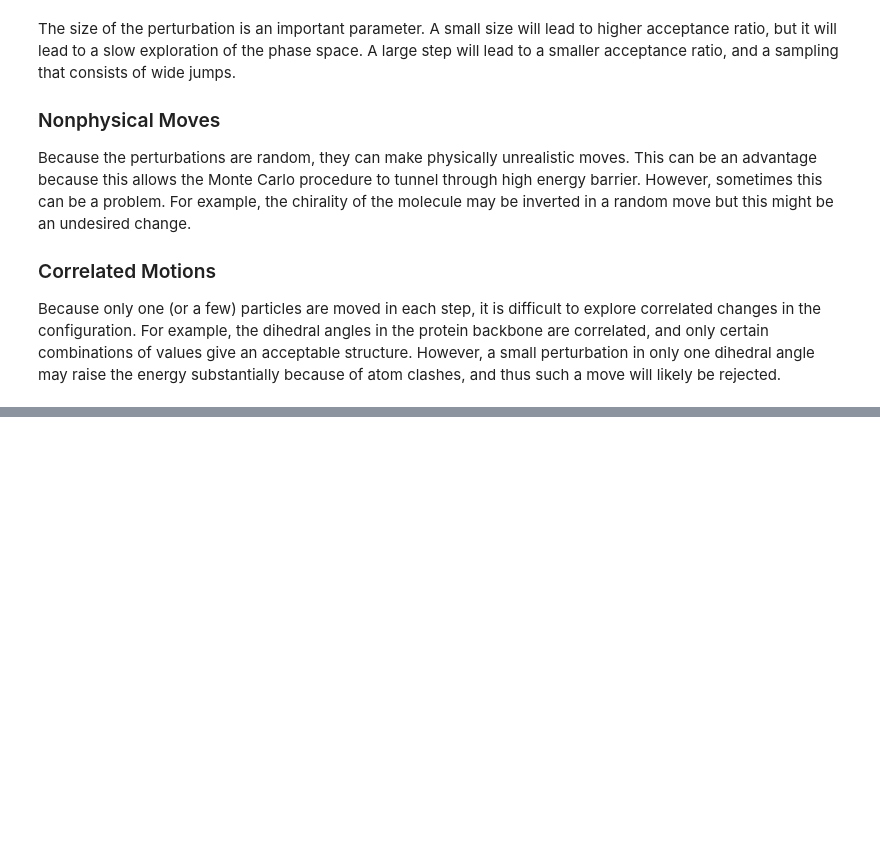
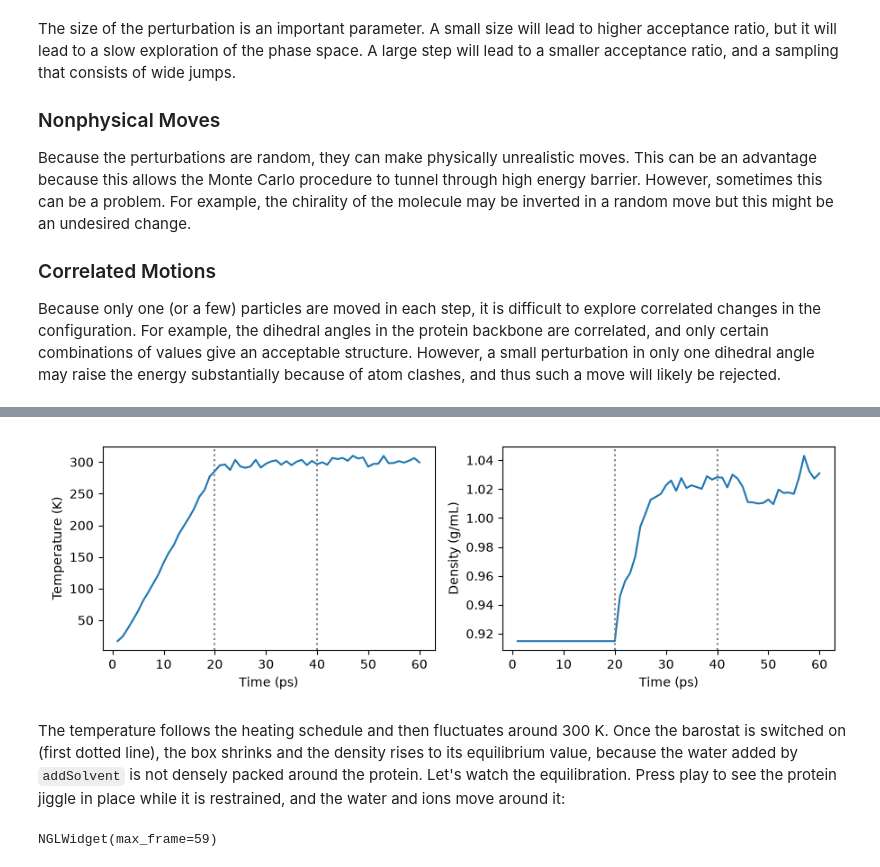
Before and after one commit to alenaizan/CHEM_313, a Jupyter notebook: 11_molecular_dynamics/molecular_dynamics_monte_carlo.ipynb, the cells around one changed output, grey strips where cells are left out. Cells and saved outputs as stored; diff of their text form; code cells hidden in the pictures; blank space fills up the shorter version.

```diff
--- a/11_molecular_dynamics/molecular_dynamics_monte_carlo.ipynb
+++ b/11_molecular_dynamics/molecular_dynamics_monte_carlo.ipynb
@@ -248,0 +353,68 @@ In umbrella sampling, a bias is introduced in order to allow the system to overc
+# %%
+import matplotlib.pyplot as plt
+
+system = forcefield.createSystem(modeller.topology, nonbondedMethod=app.PME, nonbondedCutoff=0.9 * unit.nanometer,
+                                 constraints=app.HBonds, hydrogenMass=3 * unit.amu)
+
+# Harmonic positional restraints on the protein heavy atoms: k/2 |r - r0|^2
+restraint = mm.CustomExternalForce("0.5*k_restraint*periodicdistance(x, y, z, x0, y0, z0)^2")
+restraint.addGlobalParameter("k_restraint", 1000.0)  # kJ/mol/nm^2
+for name in ["x0", "y0", "z0"]:
+    restraint.addPerParticleParameter(name)
+for atom in modeller.topology.atoms():
+    if atom.residue.chain.index == 0 and atom.element.symbol != "H":  # chain 0 is the protein
+        restraint.addParticle(atom.index, modeller.positions[atom.index].value_in_unit(unit.nanometer))
+system.addForce(restraint)
+barostat = mm.MonteCarloBarostat(1 * unit.bar, 300 * unit.kelvin, 0)  # switched off (frequency 0) during heating
+system.addForce(barostat)
+
+integrator = mm.LangevinMiddleIntegrator(10 * unit.kelvin, 1 / unit.picosecond, 4 * unit.femtoseconds)
+simulation = app.Simulation(modeller.topology, system, integrator)
+simulation.context.setPositions(modeller.positions)
+simulation.minimizeEnergy()
+simulation.context.setVelocitiesToTemperature(10 * unit.kelvin)
+
+# Save a frame every 1 ps (without the virtual sites, and without wrapping molecules into the box)
+simulation.reporters.append(app.XTCReporter("data/trpcage_equilibration.xtc", 250, enforcePeriodicBox=False,
+                                            atomSubset=real_atoms))
+simulation.reporters.append(app.StateDataReporter("data/trpcage_equilibration.csv", 250, time=True,
+                                                  temperature=True, density=True))
+
+for T in np.linspace(10, 300, 20):  # NVT heating, 20 ps
+    integrator.setTemperature(T * unit.kelvin)
+    simulation.step(250)
+barostat.setFrequency(25)  # NPT with restraints, 20 ps
+simulation.context.reinitialize(preserveState=True)
+simulation.step(5000)
+for k in np.linspace(1000, 0, 10):  # NPT, release the restraints over 20 ps
+    simulation.context.setParameter("k_restraint", k)
+    simulation.step(500)
+
+data = np.genfromtxt("data/trpcage_equilibration.csv", delimiter=",", names=True)
+fig, axs = plt.subplots(1, 2, figsize=(9, 3))
+axs[0].plot(data["Time_ps"], data["Temperature_K"])
+axs[0].set_ylabel("Temperature (K)")
+axs[1].plot(data["Time_ps"], data["Density_gmL"])
+axs[1].set_ylabel("Density (g/mL)")
+for ax in axs:
+    ax.axvline(20, color="gray", ls=":")
+    ax.axvline(40, color="gray", ls=":")
+    ax.set_xlabel("Time (ps)")
+fig.tight_layout()
+plt.show()
+# %% [output]
+[figure, added]
+# %% [markdown]
+The temperature follows the heating schedule and then fluctuates around 300 K. Once the barostat is switched on (first dotted line), the box shrinks and the density rises to its equilibrium value, because the water added by `addSolvent` is not densely packed around the protein. Let's watch the equilibration. Press play to see the protein jiggle in place while it is restrained, and the water and ions move around it:
+# %%
+equilibration = md.load("data/trpcage_equilibration.xtc", top=topology)
+equilibration.superpose(equilibration, 0, atom_indices=equilibration.topology.select("protein and name CA"))
+view = nv.show_mdtraj(equilibration)
+view.clear_representations()
+view.add_cartoon("protein", color="residueindex")
+view.add_licorice("TRP or PRO")
+view.add_line("water", opacity=0.4)
+view.add_spacefill("NA or CL", radius=0.25)
+view
+# %% [output]
+NGLWidget(max_frame=59)
```
Also changed, not shown: parts of 40 cells of this notebook, 18 other files.
